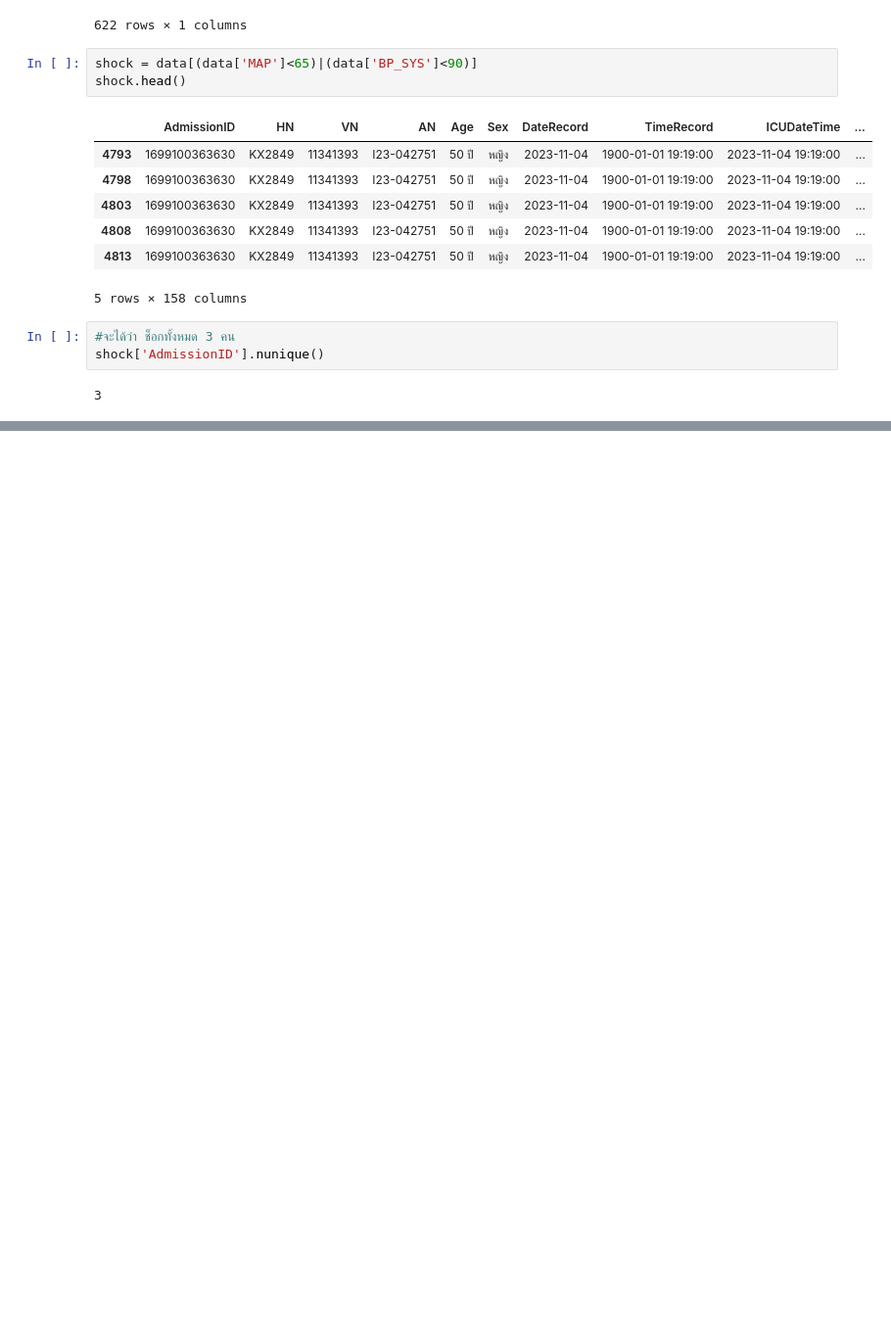
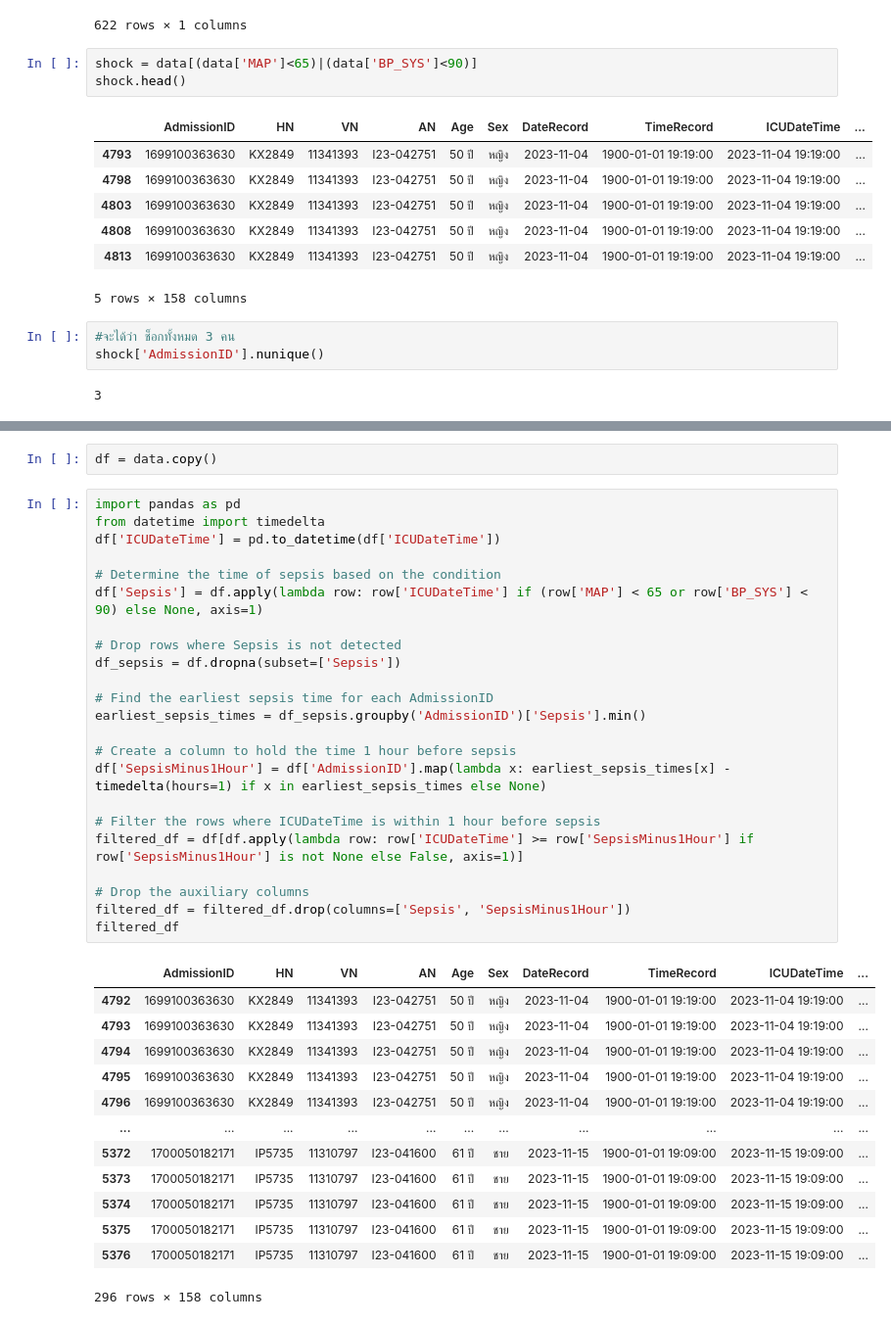
Before and after one commit to Tonry12/Data_joyx2, a Jupyter notebook: 276_patient.ipynb, the cells around one changed output, grey strips where cells are left out. Shown at 98% size. Drawn from its saved outputs; the diff is of its cells as text; blank space fills up the shorter version.

```diff
--- a/276_patient.ipynb
+++ b/276_patient.ipynb
@@ -132,0 +156,39 @@ shock['AdmissionID'].nunique()
+# %%
+df = data.copy()
+# %%
+import pandas as pd
+from datetime import timedelta
+df['ICUDateTime'] = pd.to_datetime(df['ICUDateTime'])
+
+# Determine the time of sepsis based on the condition
+df['Sepsis'] = df.apply(lambda row: row['ICUDateTime'] if (row['MAP'] < 65 or row['BP_SYS'] < 90) else None, axis=1)
+
+# Drop rows where Sepsis is not detected
+df_sepsis = df.dropna(subset=['Sepsis'])
+
+# Find the earliest sepsis time for each AdmissionID
+earliest_sepsis_times = df_sepsis.groupby('AdmissionID')['Sepsis'].min()
+
+# Create a column to hold the time 1 hour before sepsis
+df['SepsisMinus1Hour'] = df['AdmissionID'].map(lambda x: earliest_sepsis_times[x] - timedelta(hours=1) if x in earliest_sepsis_times else None)
+
+# Filter the rows where ICUDateTime is within 1 hour before sepsis
+filtered_df = df[df.apply(lambda row: row['ICUDateTime'] >= row['SepsisMinus1Hour'] if row['SepsisMinus1Hour'] is not None else False, axis=1)]
+
+# Drop the auxiliary columns
+filtered_df = filtered_df.drop(columns=['Sepsis', 'SepsisMinus1Hour'])
+filtered_df
+# %% [output]
+|  | AdmissionID | HN | VN | AN | Age | Sex | DateRecord | TimeRecord | ICUDateTime | ... |
+| 4792 | 1699100363630 | KX2849 | 11341393 | I23-042751 | 50 ปี | หญิง | 2023-11-04 | 1900-01-01 19:19:00 | 2023-11-04 19:19:00 | ... |
+| 4793 | 1699100363630 | KX2849 | 11341393 | I23-042751 | 50 ปี | หญิง | 2023-11-04 | 1900-01-01 19:19:00 | 2023-11-04 19:19:00 | ... |
+| 4794 | 1699100363630 | KX2849 | 11341393 | I23-042751 | 50 ปี | หญิง | 2023-11-04 | 1900-01-01 19:19:00 | 2023-11-04 19:19:00 | ... |
+| 4795 | 1699100363630 | KX2849 | 11341393 | I23-042751 | 50 ปี | หญิง | 2023-11-04 | 1900-01-01 19:19:00 | 2023-11-04 19:19:00 | ... |
+| 4796 | 1699100363630 | KX2849 | 11341393 | I23-042751 | 50 ปี | หญิง | 2023-11-04 | 1900-01-01 19:19:00 | 2023-11-04 19:19:00 | ... |
+| ... | ... | ... | ... | ... | ... | ... | ... | ... | ... | ... |
+| 5372 | 1700050182171 | IP5735 | 11310797 | I23-041600 | 61 ปี | ชาย | 2023-11-15 | 1900-01-01 19:09:00 | 2023-11-15 19:09:00 | ... |
+| 5373 | 1700050182171 | IP5735 | 11310797 | I23-041600 | 61 ปี | ชาย | 2023-11-15 | 1900-01-01 19:09:00 | 2023-11-15 19:09:00 | ... |
+| 5374 | 1700050182171 | IP5735 | 11310797 | I23-041600 | 61 ปี | ชาย | 2023-11-15 | 1900-01-01 19:09:00 | 2023-11-15 19:09:00 | ... |
+| 5375 | 1700050182171 | IP5735 | 11310797 | I23-041600 | 61 ปี | ชาย | 2023-11-15 | 1900-01-01 19:09:00 | 2023-11-15 19:09:00 | ... |
+| 5376 | 1700050182171 | IP5735 | 11310797 | I23-041600 | 61 ปี | ชาย | 2023-11-15 | 1900-01-01 19:09:00 | 2023-11-15 19:09:00 | ... |
+296 rows × 158 columns
```
Also changed, not shown: parts of 2 cells of this notebook.
